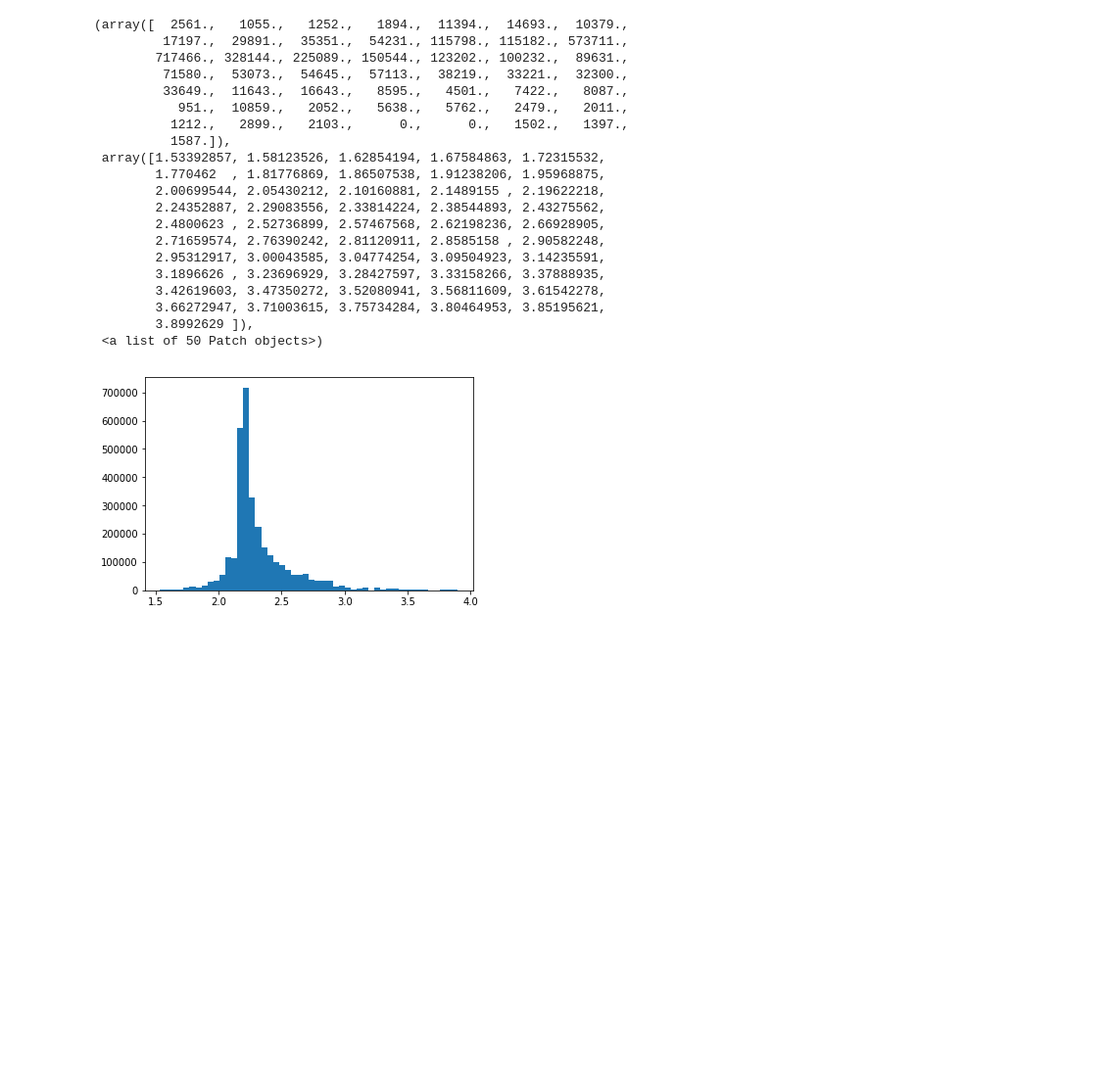
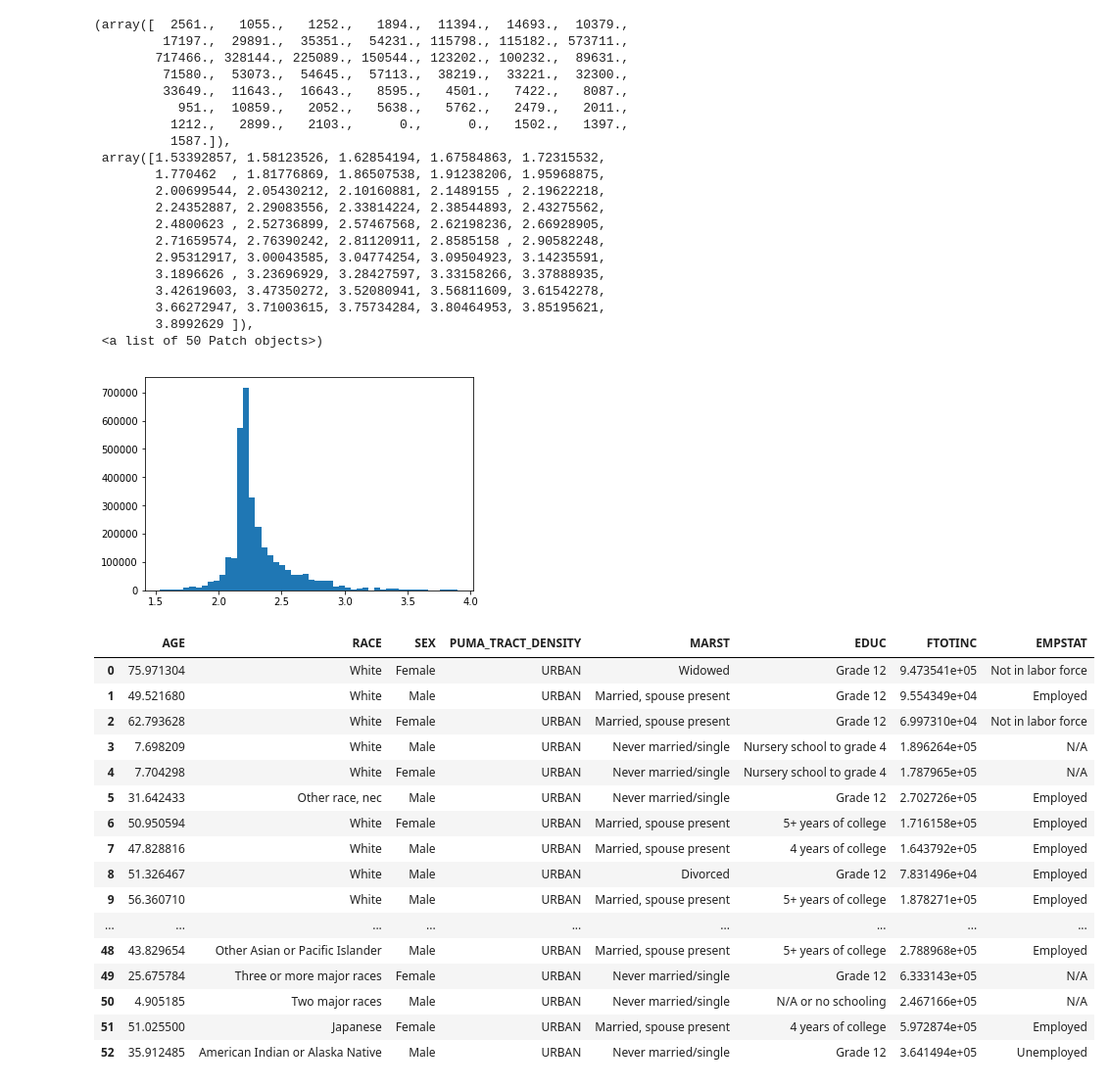
Before and after one commit to atran39/ModalAmerican, a Jupyter notebook: modal_american.ipynb, the cells around one changed output. Shown at 98% size. Cells and saved outputs as stored; diff of their text form; code cells hidden in the pictures; blank space fills up the shorter version.

Commit message:
Update modal_american.ipynb
Finish analysis, bug fixes

```diff
--- a/modal_american.ipynb
+++ b/modal_american.ipynb
@@ -233,3 +164,71 @@ plt.hist(data['PUMA_TRACT_DENSITY'], bins = 50)
         3.8992629 ]),
  <a list of 50 Patch objects>)
 [figure]
+# %%
+soup = BeautifulSoup(open('./data/usa_00001.xml'), 'xml')
+pattern = r'(?P<cat>\w*)_(?P<encoding>\d+)'
+
+density_classification_ratios = [.21, .53, 1]
+sorted_pumas = data['PUMA_TRACT_DENSITY'].sort_values()
+density_classification_cutoffs = [
+    sorted_pumas.iloc[int(density_classification_ratios[0]*sorted_pumas.size-1)],
+    sorted_pumas.iloc[int(density_classification_ratios[1]*sorted_pumas.size-1)],
+    sorted_pumas.iloc[int(density_classification_ratios[2]*sorted_pumas.size-1)],
+]
+density_classification_labels = ['RURAL', 'SUBURBAN', 'URBAN']
+
+def map_column_to_name(column_name):
+    regex_result = re.match(pattern, column_name)
+    category = regex_result.group('cat')
+    cur_soup = soup.dataDscr.find('var', {'ID': category})
+    # translate encoded category to english
+    cat_valu_encoding = regex_result.group('encoding')
+    for soup_catgry in cur_soup.find_all('catgry'):
+        if int(soup_catgry.catValu.string) == int(cat_valu_encoding):
+            return soup_catgry.labl.string
+
+def translate_tract_density(density):
+    # Nationally, 26 percent of Americans described where they live as urban, 53 percent said suburban and 21 percent said rural.
+    # from https://fivethirtyeight.com/features/how-suburban-are-big-american-cities/
+    for i in range(len(density_classification_cutoffs)):
+        if density < density_classification_cutoffs[i]:
+            return density_classification_labels[i]
+    return density_classification_labels[2]
+
+#returns dataframe of decoded values
+def cluster_decoder(cluster): # cluster needs to be df rescaled to original scale
+    attributes = ['AGE','RACE','SEX','PUMA_TRACT_DENSITY','MARST','EDUC','FTOTINC','EMPSTAT']
+#     categorical_vars = ['SEX', 'RACE', 'MARST', 'EDUC', 'EMPSTAT']
+    decoded_df = pd.DataFrame(columns=attributes)
+
+    for attr in attributes:
+        if attr in categorical_vars:
+            encoded_cols_df = cluster.filter(like=attr)
+            max_indexes = encoded_cols_df.idxmax(axis=1)
+            # map maxes to english
+            decoded_df[attr] = max_indexes.apply(map_column_to_name)
+        elif attr == 'PUMA_TRACT_DENSITY':
+            decoded_df[attr] = cluster[attr].apply(translate_tract_density)
+        else:
+            decoded_df[attr] = cluster[attr]
+    return decoded_df
+
+cluster_decoder(cluster_centriods_rescaled)
+# %% [output]
+|  | AGE | RACE | SEX | PUMA_TRACT_DENSITY | MARST | EDUC | FTOTINC | EMPSTAT |
+| 0 | 75.971304 | White | Female | URBAN | Widowed | Grade 12 | 9.473541e+05 | Not in labor force |
+| 1 | 49.521680 | White | Male | URBAN | Married, spouse present | Grade 12 | 9.554349e+04 | Employed |
+| 2 | 62.793628 | White | Female | URBAN | Married, spouse present | Grade 12 | 6.997310e+04 | Not in labor force |
+| 3 | 7.698209 | White | Male | URBAN | Never married/single | Nursery school to grade 4 | 1.896264e+05 | N/A |
+| 4 | 7.704298 | White | Female | URBAN | Never married/single | Nursery school to grade 4 | 1.787965e+05 | N/A |
+| 5 | 31.642433 | Other race, nec | Male | URBAN | Never married/single | Grade 12 | 2.702726e+05 | Employed |
+| 6 | 50.950594 | White | Female | URBAN | Married, spouse present | 5+ years of college | 1.716158e+05 | Employed |
+| 7 | 47.828816 | White | Male | URBAN | Married, spouse present | 4 years of college | 1.643792e+05 | Employed |
+| 8 | 51.326467 | White | Male | URBAN | Divorced | Grade 12 | 7.831496e+04 | Employed |
+| 9 | 56.360710 | White | Male | URBAN | Married, spouse present | 5+ years of college | 1.878271e+05 | Employed |
+| ... | ... | ... | ... | ... | ... | ... | ... | ... |
+| 48 | 43.829654 | Other Asian or Pacific Islander | Male | URBAN | Married, spouse present | 5+ years of college | 2.788968e+05 | Employed |
+| 49 | 25.675784 | Three or more major races | Female | URBAN | Never married/single | Grade 12 | 6.333143e+05 | N/A |
+| 50 | 4.905185 | Two major races | Male | URBAN | Never married/single | N/A or no schooling | 2.467166e+05 | N/A |
+| 51 | 51.025500 | Japanese | Female | URBAN | Married, spouse present | 4 years of college | 5.972874e+05 | Employed |
+| 52 | 35.912485 | American Indian or Alaska Native | Male | URBAN | Never married/single | Grade 12 | 3.641494e+05 | Unemployed |
```
Also changed, not shown: parts of 7 cells of this notebook.
